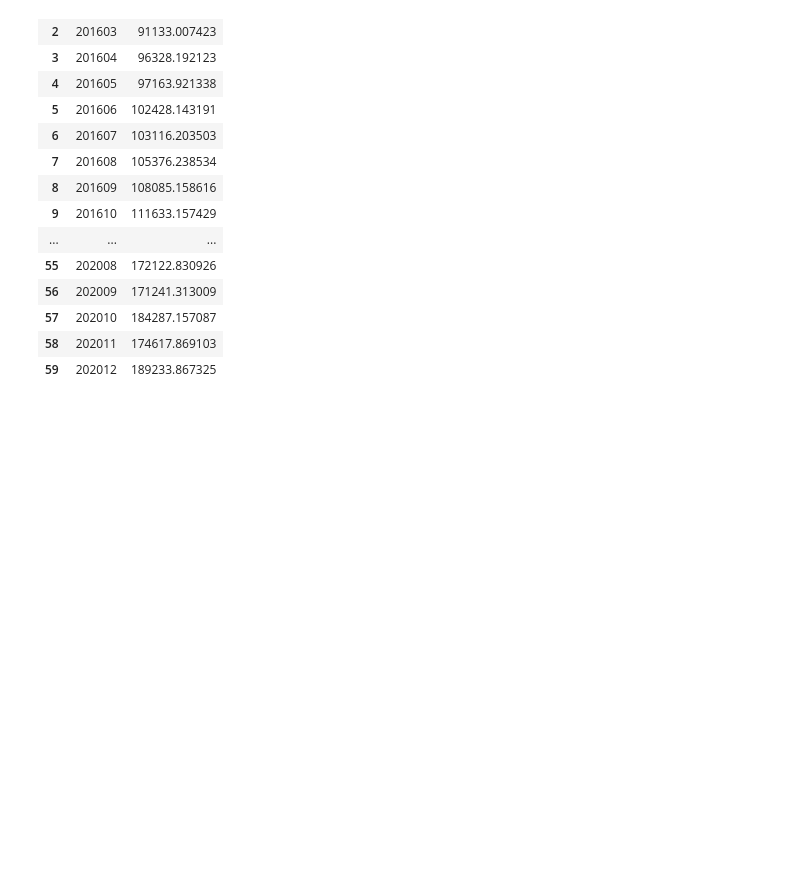
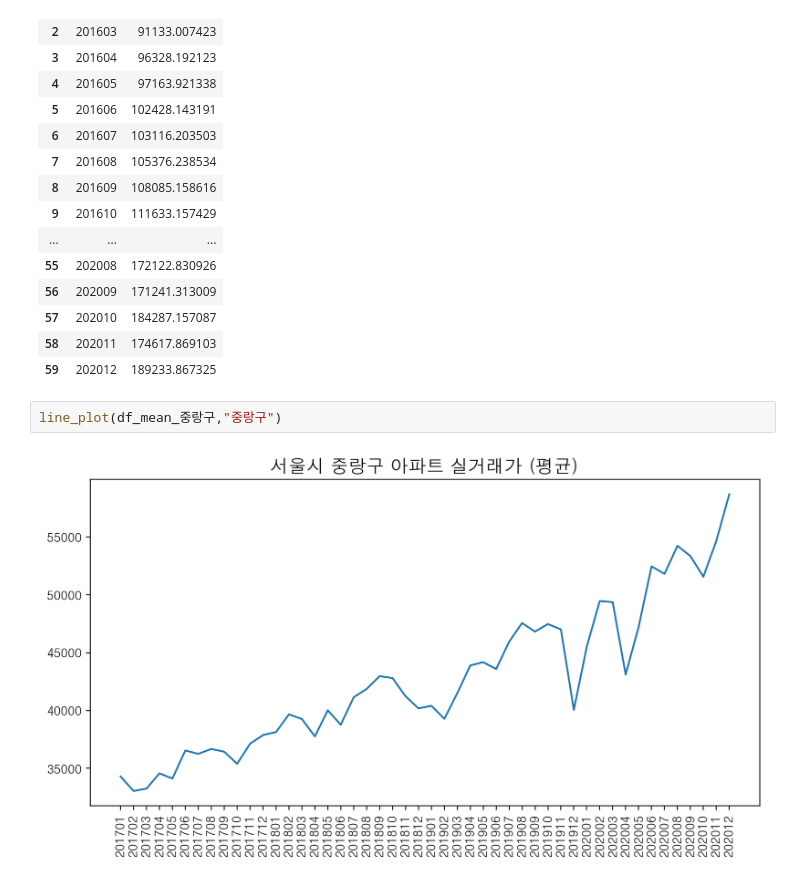
Before and after one commit to hundredeuk2/personal_analysis, a Jupyter notebook: House_price_entire-Copy1.ipynb, the cells around one changed output. Cells and saved outputs as stored; diff of their text form; blank space fills up the shorter version.

```diff
--- a/House_price_entire-Copy1.ipynb
+++ b/House_price_entire-Copy1.ipynb
@@ -172,3 +171,7 @@ df_list[0]
 | 57 | 202010 | 184287.157087 |
 | 58 | 202011 | 174617.869103 |
 | 59 | 202012 | 189233.867325 |
+# %%
+line_plot(df_mean_중랑구,"중랑구")
+# %% [output]
+[figure, added]
```
Also changed, not shown: parts of 5 cells of this notebook, 1 other file.
